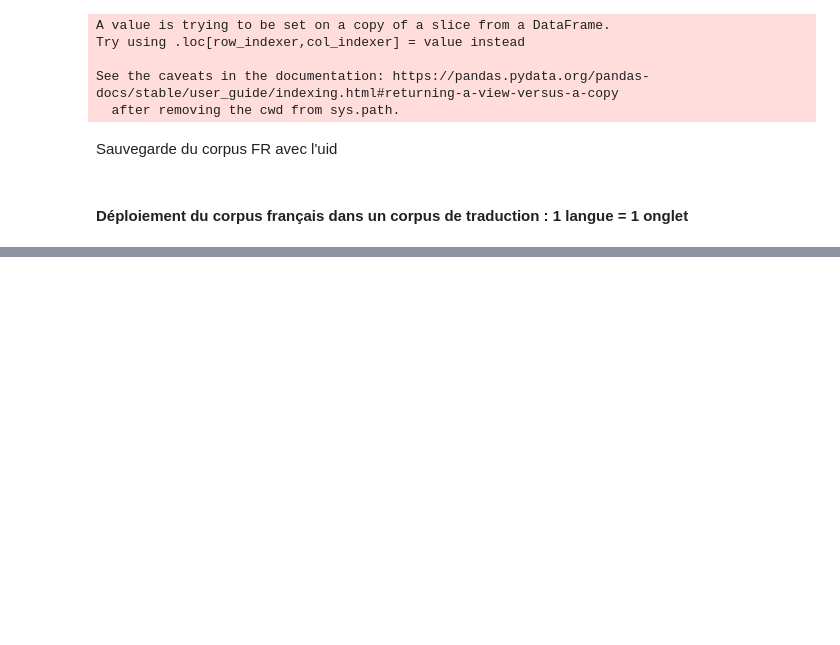
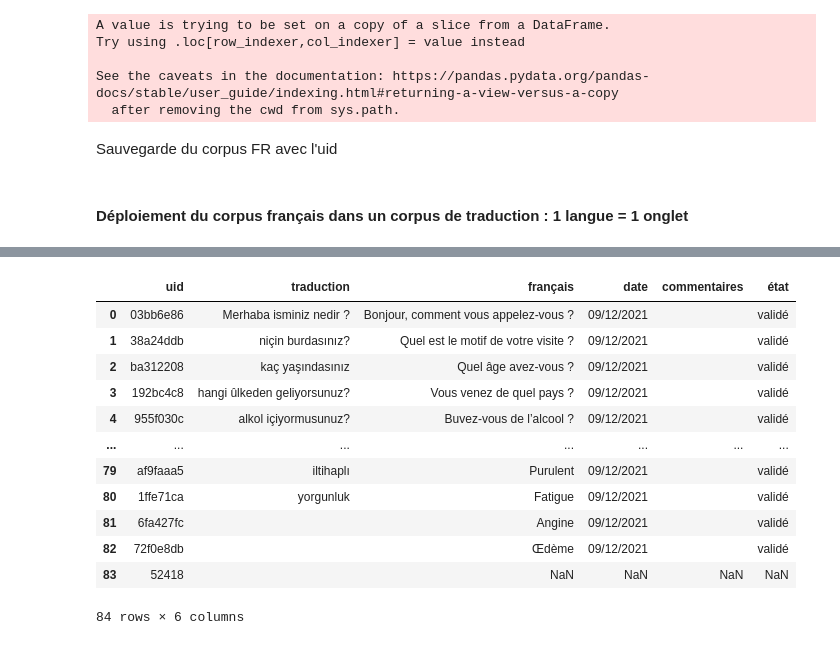
Before and after one commit to gretiere545/corpus, a Jupyter notebook: corpus_maker_init.ipynb, the cells around one changed output, grey strips where cells are left out. Cells and saved outputs as stored; diff of their text form; code cells hidden in the pictures; blank space fills up the shorter version.

```diff
--- a/corpus_maker_init.ipynb
+++ b/corpus_maker_init.ipynb
@@ -206,0 +311,18 @@ for index, item in enumerate(vk_lang_dict):
+# %%
+new_df = df_onglet.merge(df_corpus, on='uid', how='left')
+new_df.drop(['français_x', 'date_x','commentaires_x','traduction_y','état_x'], axis=1, inplace=True)
+new_df.rename(columns={'traduction_x': 'traduction', 'français_y': 'français','date_y': 'date', 'commentaires_y': 'commentaires', 'état_y': 'état'})
+# %% [output]
+|  | uid | traduction | français | date | commentaires | état |
+| 0 | 03bb6e86 | Merhaba isminiz nedir ? | Bonjour, comment vous appelez-vous ? | 09/12/2021 |  | validé |
+| 1 | 38a24ddb | niçin burdasınız? | Quel est le motif de votre visite ? | 09/12/2021 |  | validé |
+| 2 | ba312208 | kaç yaşındasınız | Quel âge avez-vous ? | 09/12/2021 |  | validé |
+| 3 | 192bc4c8 | hangi ûlkeden geliyorsunuz? | Vous venez de quel pays ? | 09/12/2021 |  | validé |
+| 4 | 955f030c | alkol içiyormusunuz? | Buvez-vous de l’alcool ? | 09/12/2021 |  | validé |
+| ... | ... | ... | ... | ... | ... | ... |
+| 79 | af9faaa5 | iltihaplı | Purulent | 09/12/2021 |  | validé |
+| 80 | 1ffe71ca | yorgunluk | Fatigue | 09/12/2021 |  | validé |
+| 81 | 6fa427fc |  | Angine | 09/12/2021 |  | validé |
+| 82 | 72f0e8db |  | Œdème | 09/12/2021 |  | validé |
+| 83 | 52418 |  | NaN | NaN | NaN | NaN |
+84 rows × 6 columns
```
Also changed, not shown: parts of 13 cells of this notebook.
